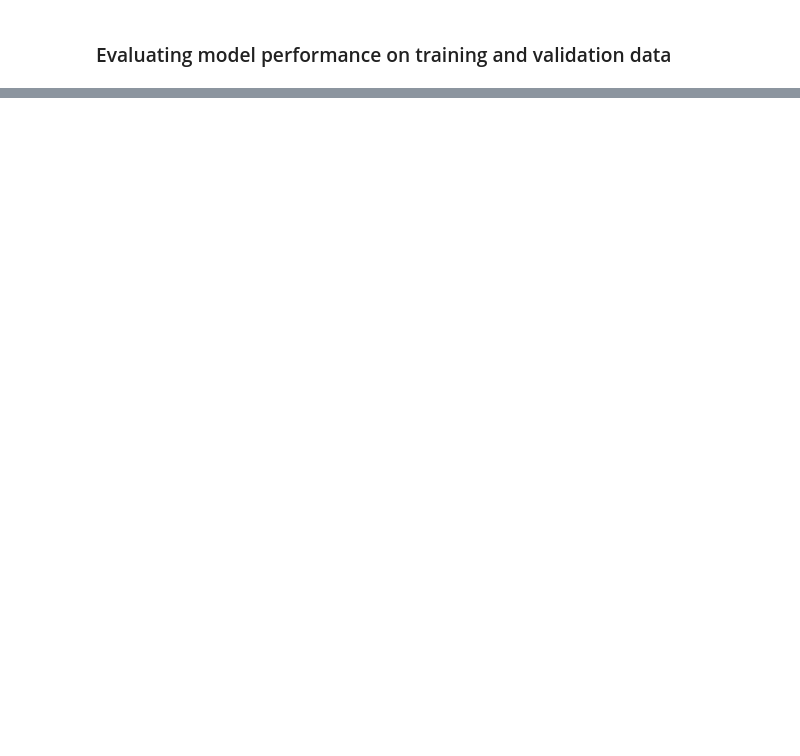
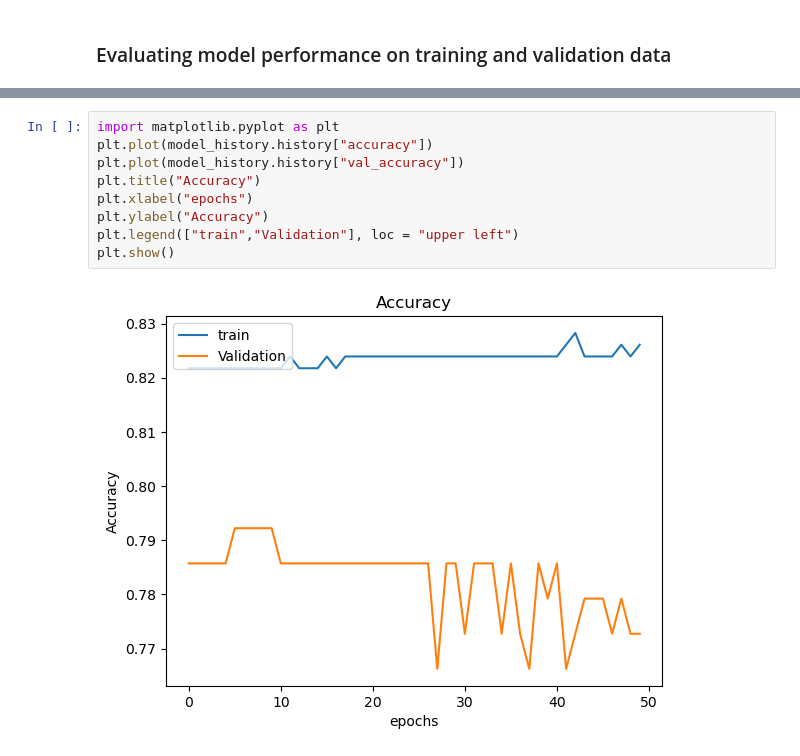
Before and after one commit to jhansi-siriprolu/DeepLearning, a Jupyter notebook: Keras_Projects/Loan_Status_Prediction/loan_keras_model.ipynb, the cells around one changed output, grey strips where cells are left out. Saved outputs shown, nothing was run; the diff lists cells and outputs as text; blank space fills up the shorter version.

```diff
--- a/Keras_Projects/Loan_Status_Prediction/loan_keras_model.ipynb
+++ b/Keras_Projects/Loan_Status_Prediction/loan_keras_model.ipynb
@@ -67,0 +150,11 @@ Note: you may need to restart the kernel to use updated packages.
+# %%
+import matplotlib.pyplot as plt
+plt.plot(model_history.history["accuracy"])
+plt.plot(model_history.history["val_accuracy"])
+plt.title("Accuracy")
+plt.xlabel("epochs")
+plt.ylabel("Accuracy")
+plt.legend(["train","Validation"], loc = "upper left")
+plt.show()
+# %% [output]
+[figure, added]
```
Also changed, not shown: parts of 12 cells of this notebook, 4 other files.
